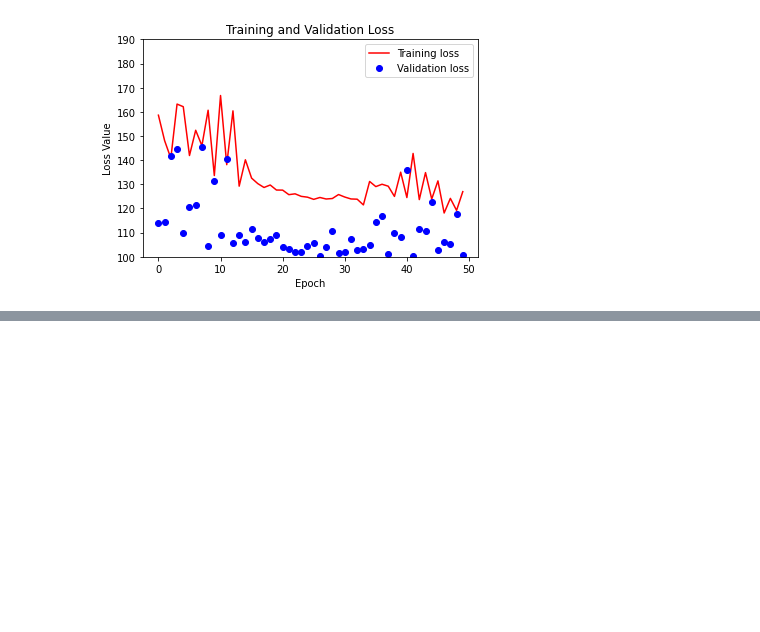
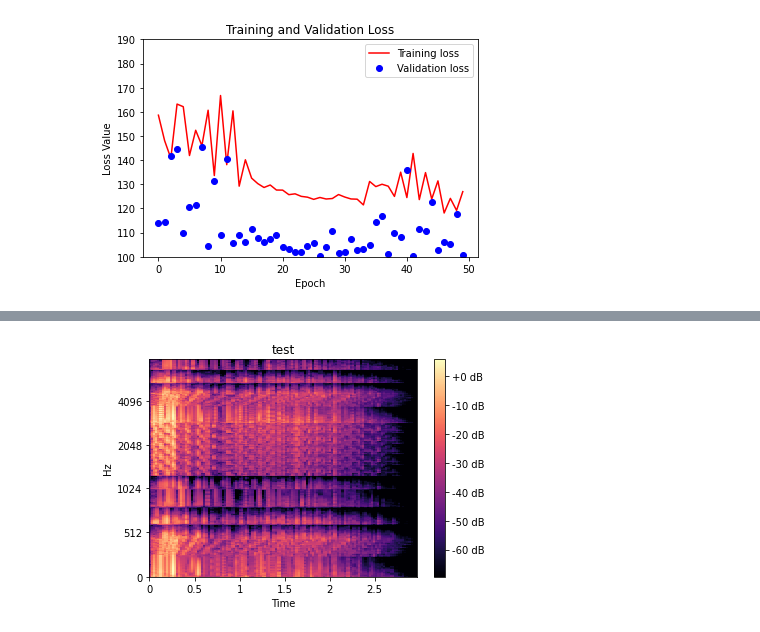
Before and after one commit to CSCCNY/final-project-recomposeclassics, a Jupyter notebook: Bethold_baseline_model.ipynb, the cells around one changed output, grey strips where cells are left out. Cells and saved outputs as stored; diff of their text form; code cells hidden in the pictures; blank space fills up the shorter version.

```diff
--- a/Bethold_baseline_model.ipynb
+++ b/Bethold_baseline_model.ipynb
@@ -241,0 +246,3 @@ plt.show()
+# %%
+pred_mask = pred_mask.reshape(5,440,128)
+X_test = X_test.reshape(5,440,128)
@@ -241,0 +259,7 @@ plt.show()
+# %%
+librosa.display.specshow(X_test[0], y_axis='mel', fmax=8000, x_axis='time')
+plt.colorbar(format='%+2.0f dB')
+plt.title('test')
+plt.show()
+# %% [output]
+[figure, added]
```
Also changed, not shown: parts of 3 cells of this notebook.
